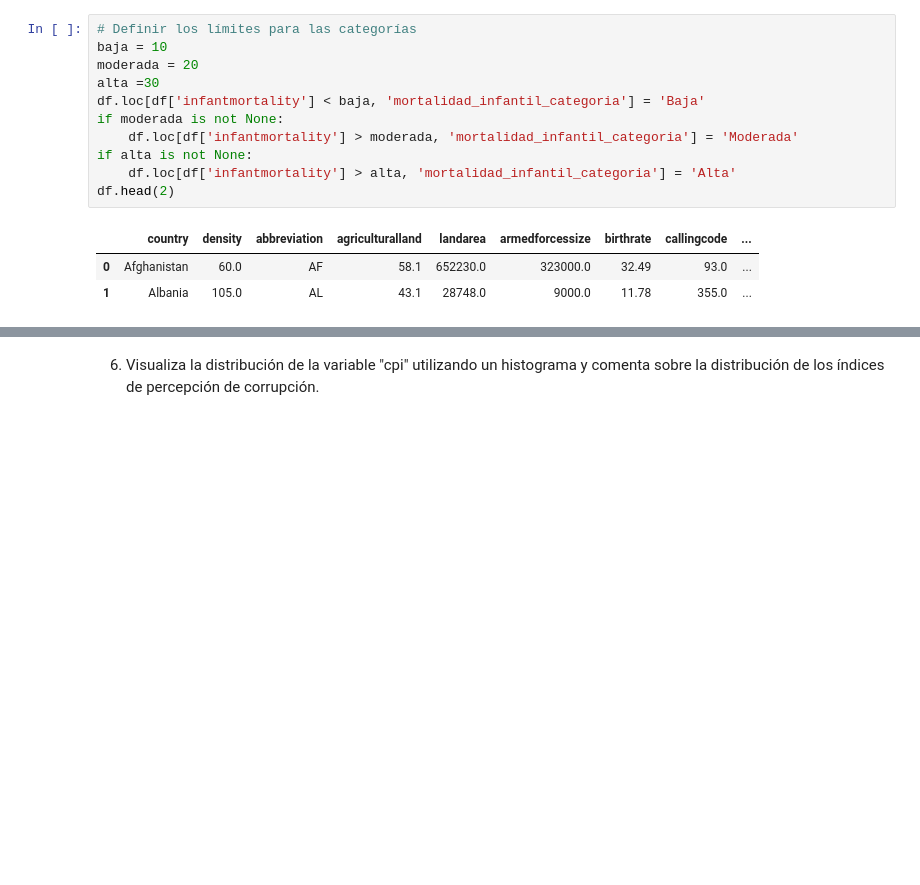
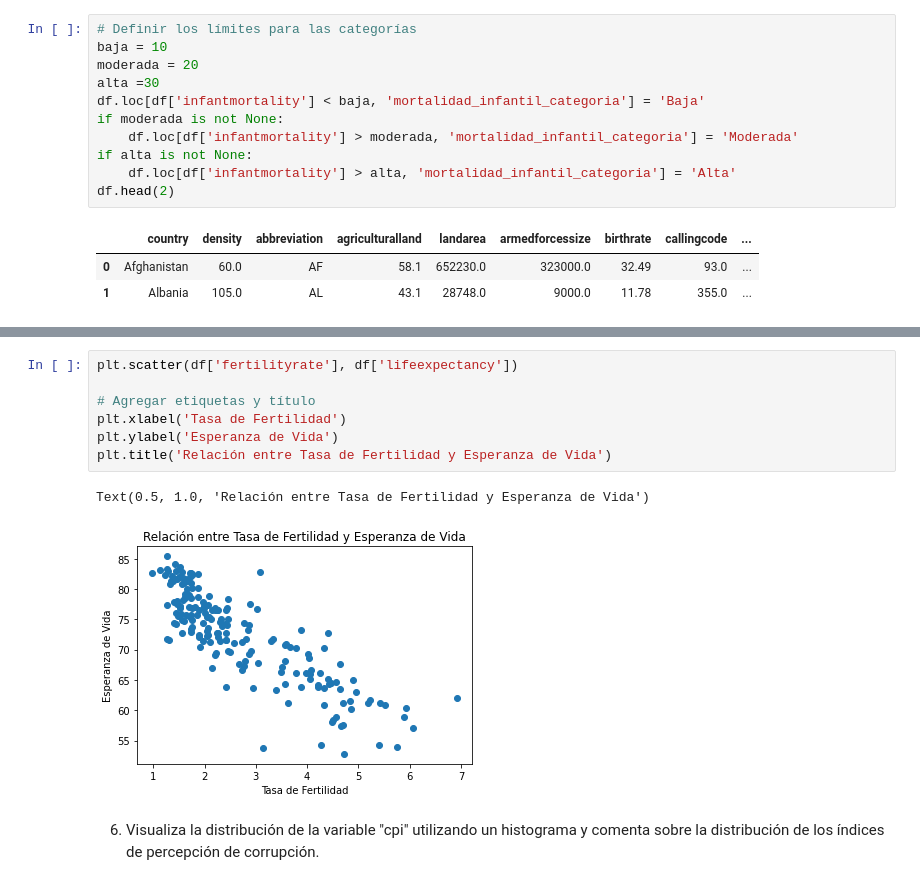
Before and after one commit to Adalab/da-promo-F-modulo3-sprint2-pairprogramming-Ana-Belen, a Jupyter notebook: Pair_estadistica_descriptiva.ipynb, the cells around one changed output, grey strips where cells are left out. Cells and saved outputs as stored; diff of their text form; blank space fills up the shorter version.

```diff
--- a/Pair_estadistica_descriptiva.ipynb
+++ b/Pair_estadistica_descriptiva.ipynb
@@ -184,3 +208,13 @@ plt.show()
+# %%
+plt.scatter(df['fertilityrate'], df['lifeexpectancy'])
+
+# Agregar etiquetas y título
+plt.xlabel('Tasa de Fertilidad')
+plt.ylabel('Esperanza de Vida')
+plt.title('Relación entre Tasa de Fertilidad y Esperanza de Vida')
+# %% [output]
+Text(0.5, 1.0, 'Relación entre Tasa de Fertilidad y Esperanza de Vida')
+[figure, added]
 # %% [markdown]
 6. Visualiza la distribución de la variable "cpi" utilizando un histograma y comenta sobre la distribución de los índices de percepción de corrupción.
 # %%
```
Also changed, not shown: parts of 11 cells of this notebook.
